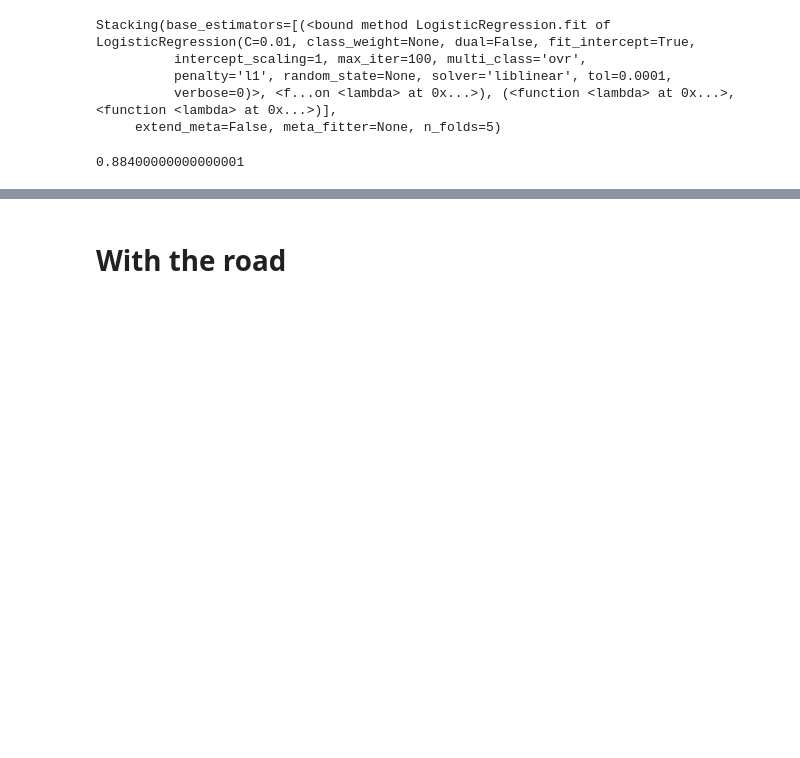
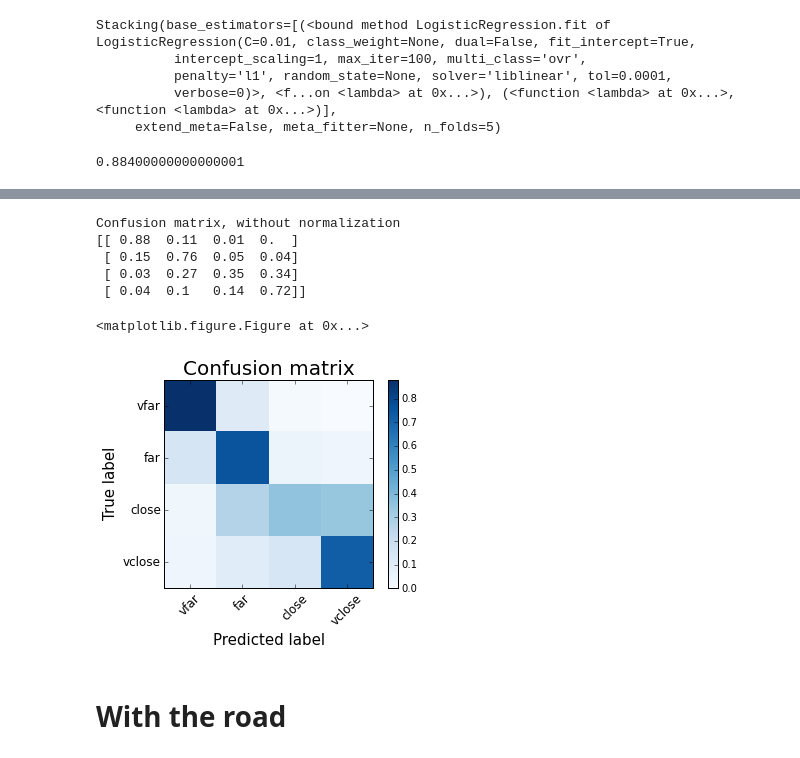
Before and after one commit to Avidereta/dl_project, a Jupyter notebook: classifiers.ipynb, the cells around one changed output, grey strips where cells are left out. Saved outputs shown, nothing was run; the diff lists cells and outputs as text; code cells hidden in the pictures; blank space fills up the shorter version.

```diff
--- a/classifiers.ipynb
+++ b/classifiers.ipynb
@@ -334,3 +371,19 @@ binary_wildfowl.fit_meta(LogisticRegression().fit).score(np.array(f1_val), y_val
+# %%
+A = confusion_matrix(y_val, y_predicted)
+np.set_printoptions(precision=2)
+print('Confusion matrix, without normalization')
+cm = A.astype(float) / A.sum(1, keepdims=True)
+print(cm)
+plt.figure()
+plot_confusion_matrix(cm)
+# %% [output]
+Confusion matrix, without normalization
+[[ 0.88  0.11  0.01  0.  ]
+ [ 0.15  0.76  0.05  0.04]
+ [ 0.03  0.27  0.35  0.34]
+ [ 0.04  0.1   0.14  0.72]]
+<matplotlib.figure.Figure at 0x...>
+[figure, added]
 # %% [markdown]
 # With the road
 # %%
```
Also changed, not shown: parts of 10 cells of this notebook.
